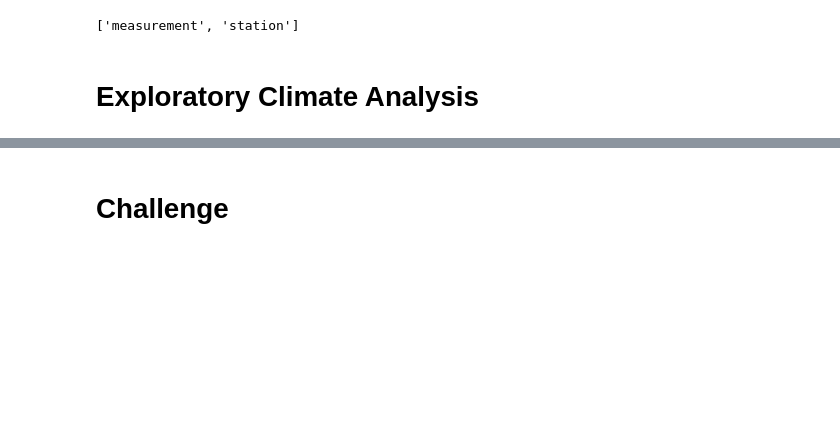
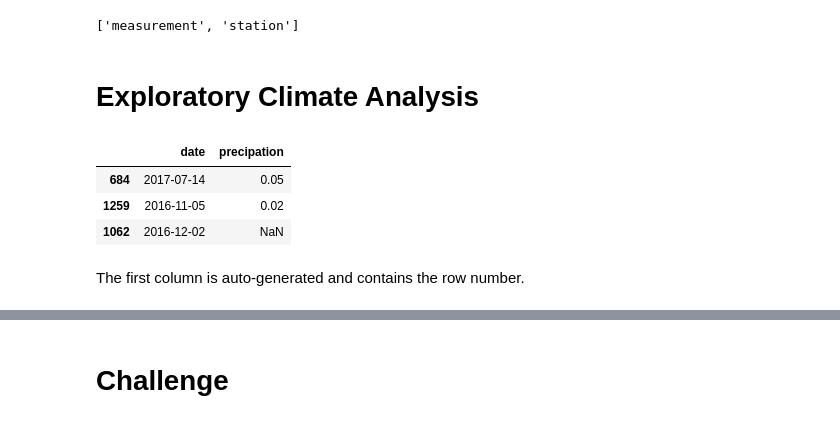
Before and after one commit to danielbrock4/SQLite, a Jupyter notebook: Resources/climate_analysis.ipynb, the cells around one changed output, grey strips where cells are left out. Saved outputs shown, nothing was run; the diff lists cells and outputs as text; code cells hidden in the pictures; blank space fills up the shorter version.

```diff
--- a/Resources/climate_analysis.ipynb
+++ b/Resources/climate_analysis.ipynb
@@ -63,0 +71,11 @@ for result in results:
+# %%
+# Save the query results as a Pandas DataFrame and set the index to the date column
+df = pd.DataFrame(results, columns=['date', 'precipation'])
+df.sample(n=3)
+# %% [output]
+|  | date | precipation |
+| 684 | 2017-07-14 | 0.05 |
+| 1259 | 2016-11-05 | 0.02 |
+| 1062 | 2016-12-02 | NaN |
+# %% [markdown]
+The first column is auto-generated and contains the row number.
```
Also changed, not shown: parts of 10 cells of this notebook, 1 other file.
